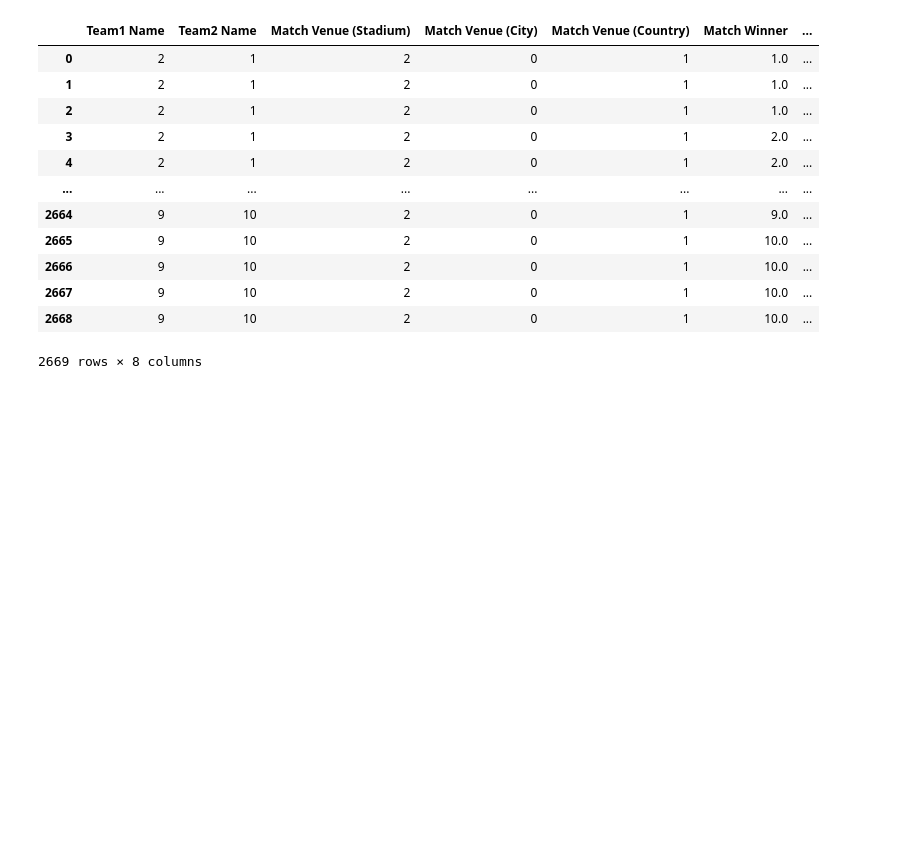
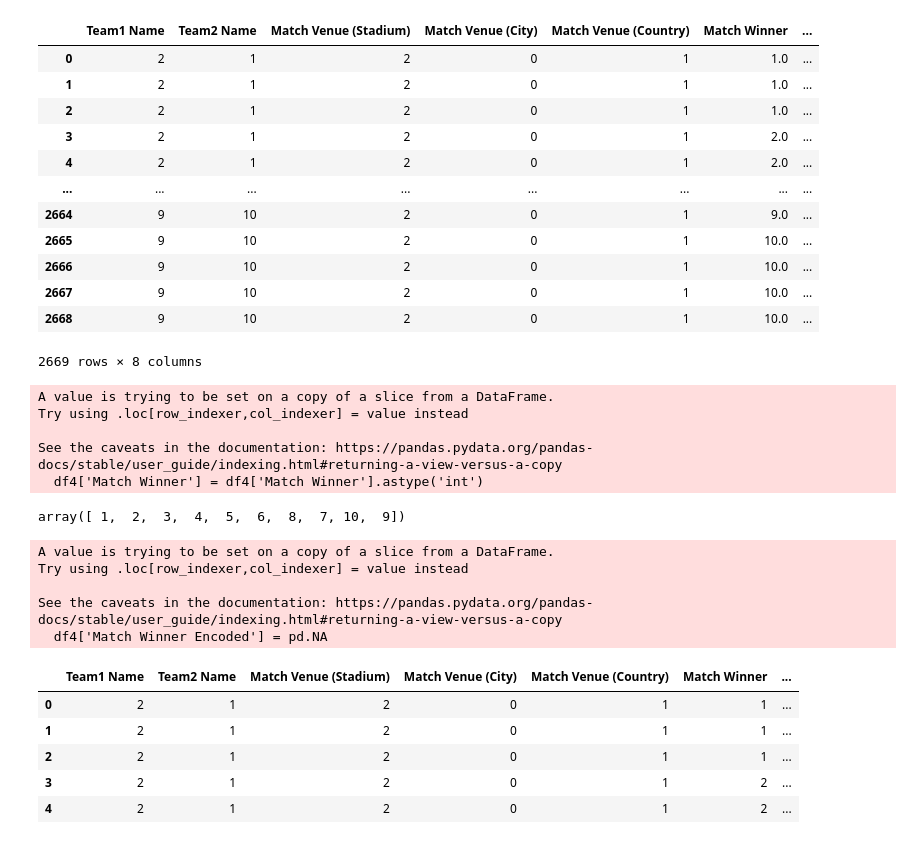
Before and after one commit to bhavan-bhatt/Gnosis-CP01, a Jupyter notebook: CP-3/Nishit-202311026/CP_03.ipynb, the cells around one changed output. Drawn from its saved outputs; the diff is of its cells as text; code cells hidden in the pictures; blank space fills up the shorter version.

```diff
--- a/CP-3/Nishit-202311026/CP_03.ipynb
+++ b/CP-3/Nishit-202311026/CP_03.ipynb
@@ -329,3 +296,48 @@ df4
 | 2667 | 9 | 10 | 2 | 0 | 1 | 10.0 | ... |
 | 2668 | 9 | 10 | 2 | 0 | 1 | 10.0 | ... |
 2669 rows × 8 columns
+# %%
+df4 = df4.dropna()
+# %%
+df4['Match Winner'] = df4['Match Winner'].astype('int')
+# %% [output]
+A value is trying to be set on a copy of a slice from a DataFrame.
+Try using .loc[row_indexer,col_indexer] = value instead
+
+See the caveats in the documentation: https://pandas.pydata.org/pandas-docs/stable/user_guide/indexing.html#returning-a-view-versus-a-copy
+  df4['Match Winner'] = df4['Match Winner'].astype('int')
+# %%
+df4['Match Winner'].unique()
+# %% [output]
+array([ 1,  2,  3,  4,  5,  6,  8,  7, 10,  9])
+# %%
+import pandas as pd
+
+# Assuming you have a DataFrame named 'df' with columns 'Team 1', 'Team 2', and 'Match Winner'
+
+# Create a new column 'Match Winner Encoded' and initialize it with NaN
+df4['Match Winner Encoded'] = pd.NA
+
+# Use a conditional statement to set the values in 'Match Winner Encoded' based on the winner
+df4.loc[df4['Match Winner'] == df4['Team1 Name'], 'Match Winner Encoded'] = -1
+df4.loc[df4['Match Winner'] == df4['Team2 Name'], 'Match Winner Encoded'] = 1
+
+# If there are any remaining NaN values in 'Match Winner Encoded', you can fill them with a default value
+# df['Match Winner Encoded'].fillna(-1, inplace=True)  # You can use any value to represent missing or invalid data
+
+# Now 'Match Winner Encoded' will contain 0 for Team 1 wins and 1 for Team 2 wins
+# %% [output]
+A value is trying to be set on a copy of a slice from a DataFrame.
+Try using .loc[row_indexer,col_indexer] = value instead
+
+See the caveats in the documentation: https://pandas.pydata.org/pandas-docs/stable/user_guide/indexing.html#returning-a-view-versus-a-copy
+  df4['Match Winner Encoded'] = pd.NA
+# %%
+df4.head()
+# %% [output]
+|  | Team1 Name | Team2 Name | Match Venue (Stadium) | Match Venue (City) | Match Venue (Country) | Match Winner | ... |
+| 0 | 2 | 1 | 2 | 0 | 1 | 1 | ... |
+| 1 | 2 | 1 | 2 | 0 | 1 | 1 | ... |
+| 2 | 2 | 1 | 2 | 0 | 1 | 1 | ... |
+| 3 | 2 | 1 | 2 | 0 | 1 | 2 | ... |
+| 4 | 2 | 1 | 2 | 0 | 1 | 2 | ... |
```
Also changed, not shown: parts of 34 cells of this notebook.
